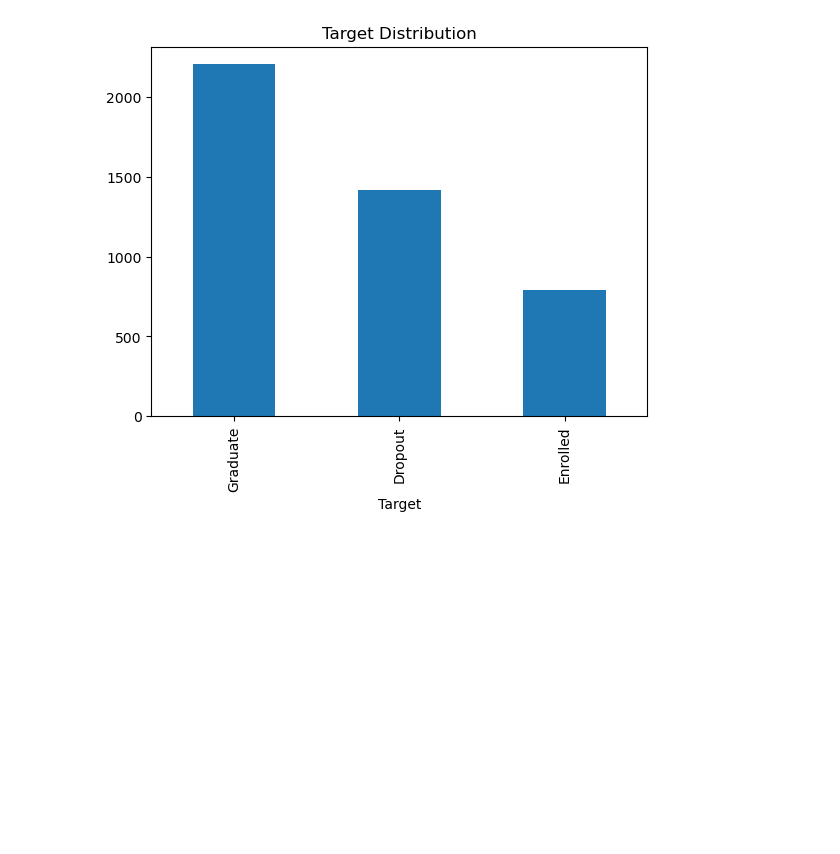
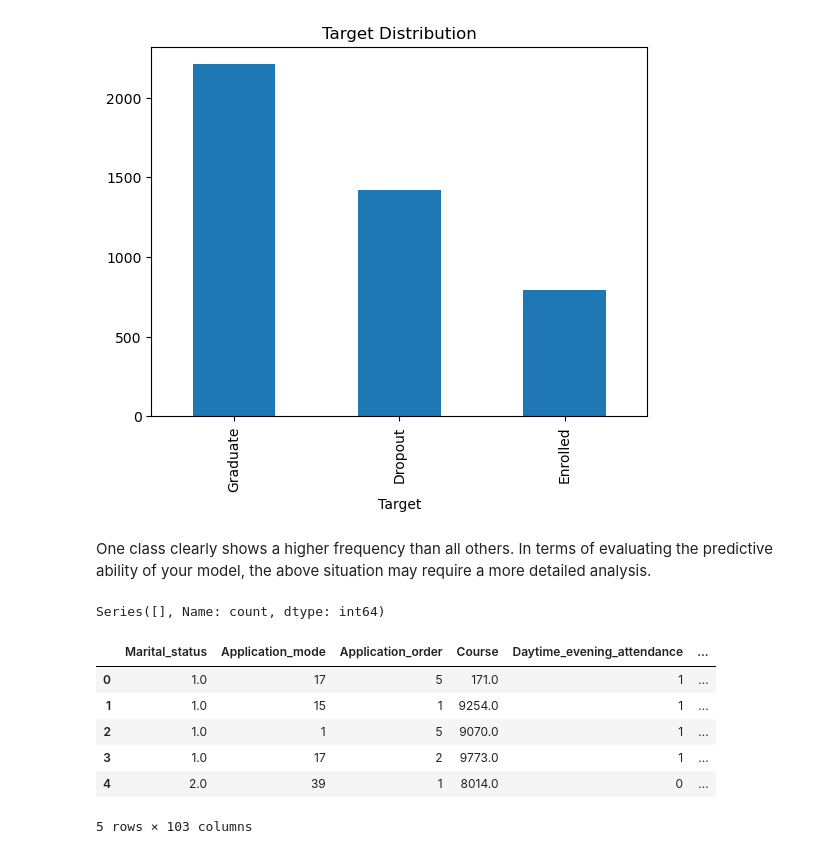
Before and after one commit to pericles-1995/CA_Data_Preparation, a Jupyter notebook: CA_Data_Preparation.ipynb, the cells around one changed output. Cells and saved outputs as stored; diff of their text form; code cells hidden in the pictures; blank space fills up the shorter version.

```diff
--- a/CA_Data_Preparation.ipynb
+++ b/CA_Data_Preparation.ipynb
@@ -311,3 +332,5 @@ plt.title("Target Distribution")
 plt.show()
 # %% [output]
 [figure]
+# %% [markdown]
+One class clearly shows a higher frequency than all others. In terms of evaluating the predictive ability of your model, the above situation may require a more detailed analysis.
@@ -313,0 +351,12 @@ plt.show()
+# %%
+student_data["Target"] = student_data["Target"].astype(str).str.strip().str.lower()
+
+student_data["Target"] = student_data["Target"].map({
+    "dropout": 0,
+    "enrolled": 1,
+    "graduate": 2
+})
+
+student_data["Target"].value_counts()
+# %% [output]
+Series([], Name: count, dtype: int64)
@@ -313,0 +366,11 @@ plt.show()
+# %%
+features = pd.get_dummies(features)
+features.head()
+# %% [output]
+|  | Marital_status | Application_mode | Application_order | Course | Daytime_evening_attendance | ... |
+| 0 | 1.0 | 17 | 5 | 171.0 | 1 | ... |
+| 1 | 1.0 | 15 | 1 | 9254.0 | 1 | ... |
+| 2 | 1.0 | 1 | 5 | 9070.0 | 1 | ... |
+| 3 | 1.0 | 17 | 2 | 9773.0 | 1 | ... |
+| 4 | 2.0 | 39 | 1 | 8014.0 | 0 | ... |
+5 rows × 103 columns
```
Also changed, not shown: parts of 26 cells of this notebook.
